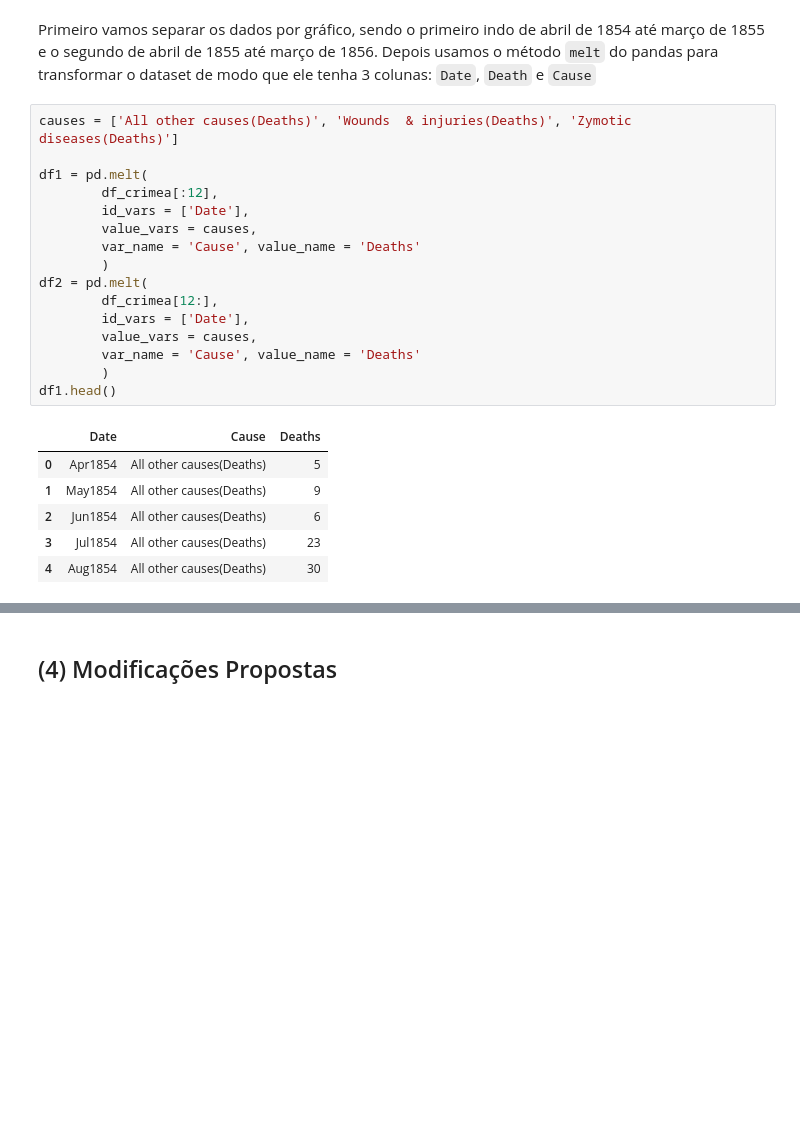
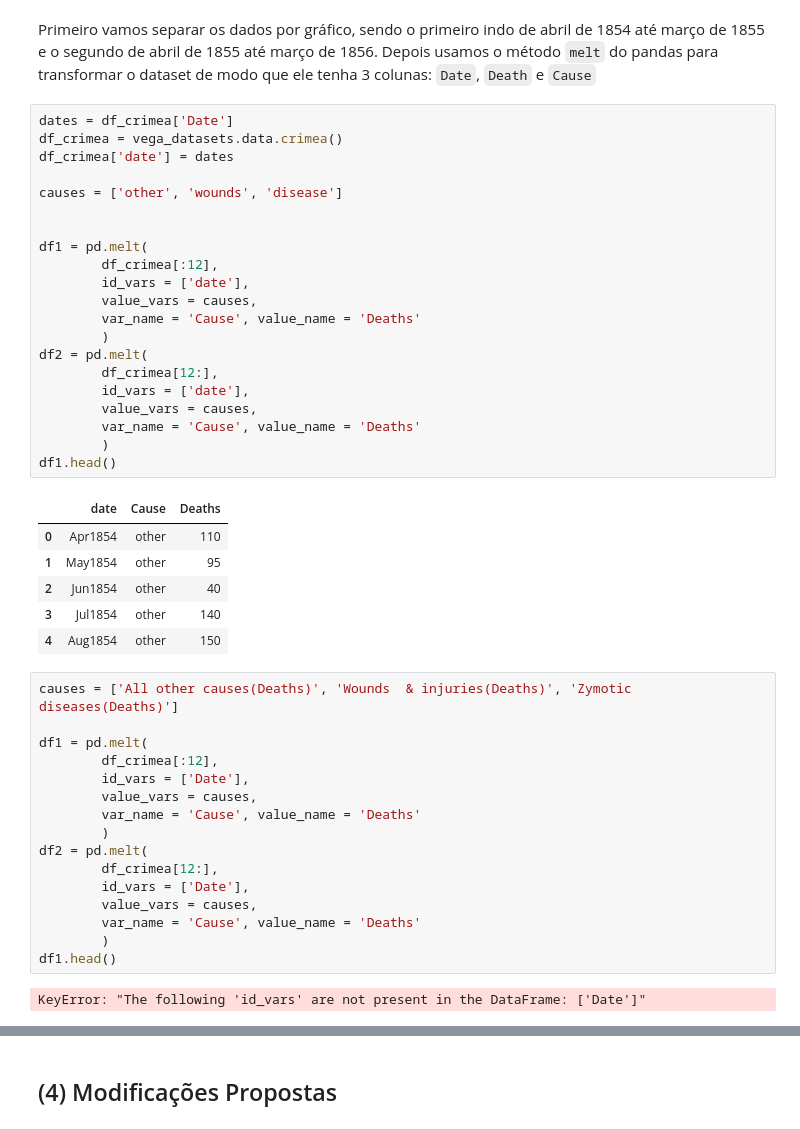
Before and after one commit to GDevigili/information-visualization-homeworks, a Jupyter notebook: trabalho_2/trabalho_2.ipynb, the cells around one changed output, grey strips where cells are left out. Drawn from its saved outputs; the diff is of its cells as text; blank space fills up the shorter version.

```diff
--- a/trabalho_2/trabalho_2.ipynb
+++ b/trabalho_2/trabalho_2.ipynb
@@ -119,6 +119,34 @@ df_crimea_melted.head()
 # %% [markdown]
 Primeiro vamos separar os dados por gráfico, sendo o primeiro indo de abril de 1854 até março de 1855 e o segundo de abril de 1855 até março de 1856.
 Depois usamos o método `melt` do pandas para transformar o dataset de modo que ele tenha 3 colunas: `Date`, `Death` e `Cause`
+# %%
+dates = df_crimea['Date']
+df_crimea = vega_datasets.data.crimea()
+df_crimea['date'] = dates
+
+causes = ['other', 'wounds', 'disease']
+
+
+df1 = pd.melt(
+        df_crimea[:12],
+        id_vars = ['date'],
+        value_vars = causes,
+        var_name = 'Cause', value_name = 'Deaths'
+        )
+df2 = pd.melt(
+        df_crimea[12:],
+        id_vars = ['date'],
+        value_vars = causes,
+        var_name = 'Cause', value_name = 'Deaths'
+        )
+df1.head()
+# %% [output]
+|  | date | Cause | Deaths |
+| 0 | Apr1854 | other | 110 |
+| 1 | May1854 | other | 95 |
+| 2 | Jun1854 | other | 40 |
+| 3 | Jul1854 | other | 140 |
+| 4 | Aug1854 | other | 150 |
 # %%
 causes = ['All other causes(Deaths)', 'Wounds  & injuries(Deaths)', 'Zymotic diseases(Deaths)']
 
@@ -136,12 +164,7 @@ df2 = pd.melt(
         )
 df1.head()
 # %% [output]
-|  | Date | Cause | Deaths |
-| 0 | Apr1854 | All other causes(Deaths) | 5 |
-| 1 | May1854 | All other causes(Deaths) | 9 |
-| 2 | Jun1854 | All other causes(Deaths) | 6 |
-| 3 | Jul1854 | All other causes(Deaths) | 23 |
-| 4 | Aug1854 | All other causes(Deaths) | 30 |
+KeyError: "The following 'id_vars' are not present in the DataFrame: ['Date']"
 # %%
 colors = ['#fac0bd', '#4c3933', '#b0c3d1']
 
```
Also changed, not shown: parts of 4 cells of this notebook.
